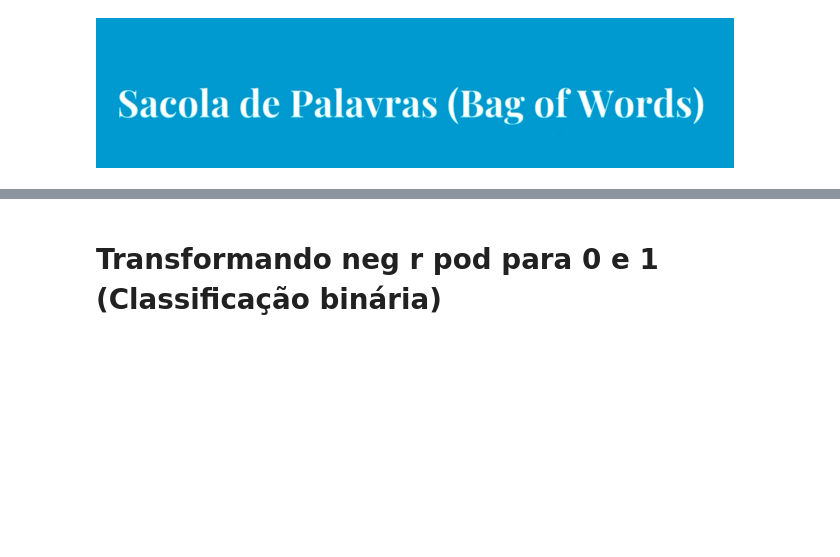
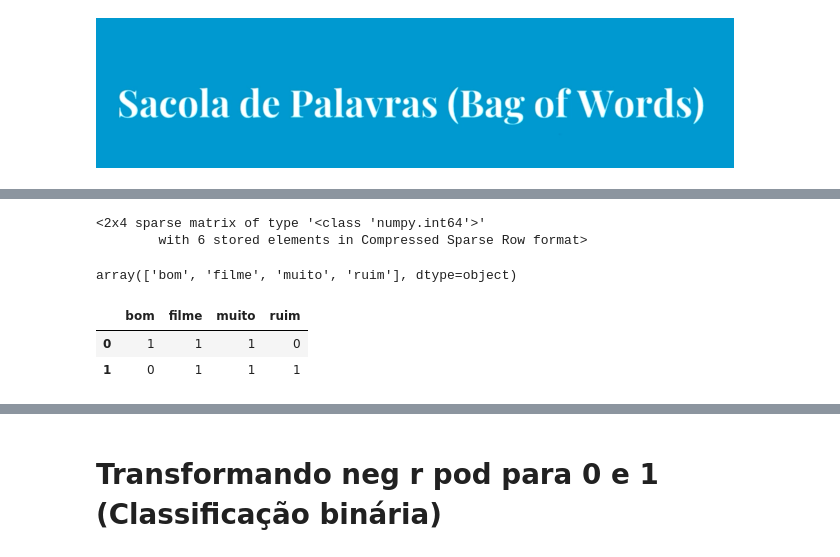
Before and after one commit to GuidoGuarda/machinelearning, a Jupyter notebook: ml_pln_03.ipynb, the cells around one changed output, grey strips where cells are left out. Saved outputs shown, nothing was run; the diff lists cells and outputs as text; code cells hidden in the pictures; blank space fills up the shorter version.

Commit message:
Vetorização

```diff
--- a/ml_pln_03.ipynb
+++ b/ml_pln_03.ipynb
@@ -371,0 +404,25 @@ ValueError: could not convert string to float: 'Embora o filme tenha sido apenas
+# %%
+# CountVectorizer - Vetorizar o corpus em números
+from sklearn.feature_extraction.text import CountVectorizer
+# corpus
+texto_bag = ["O filme é muito bom", "O filme é muito ruim"]
+# Vetorização - pegar o corpus e criar um vetor
+vetorizar = CountVectorizer(lowercase=False)
+#bag of words (BoW)
+bag_of_words = vetorizar.fit_transform(texto_bag)
+# %%
+bag_of_words
+# %% [output]
+<2x4 sparse matrix of type '<class 'numpy.int64'>'
+        with 6 stored elements in Compressed Sparse Row format>
+# %%
+vetorizar.get_feature_names_out()
+# %% [output]
+array(['bom', 'filme', 'muito', 'ruim'], dtype=object)
+# %%
+matriz_esparsa = pd.DataFrame.sparse.from_spmatrix(bag_of_words, columns=vetorizar.get_feature_names_out())
+matriz_esparsa
+# %% [output]
+|  | bom | filme | muito | ruim |
+| 0 | 1 | 1 | 1 | 0 |
+| 1 | 0 | 1 | 1 | 1 |
```
Also changed, not shown: parts of 15 cells of this notebook.
